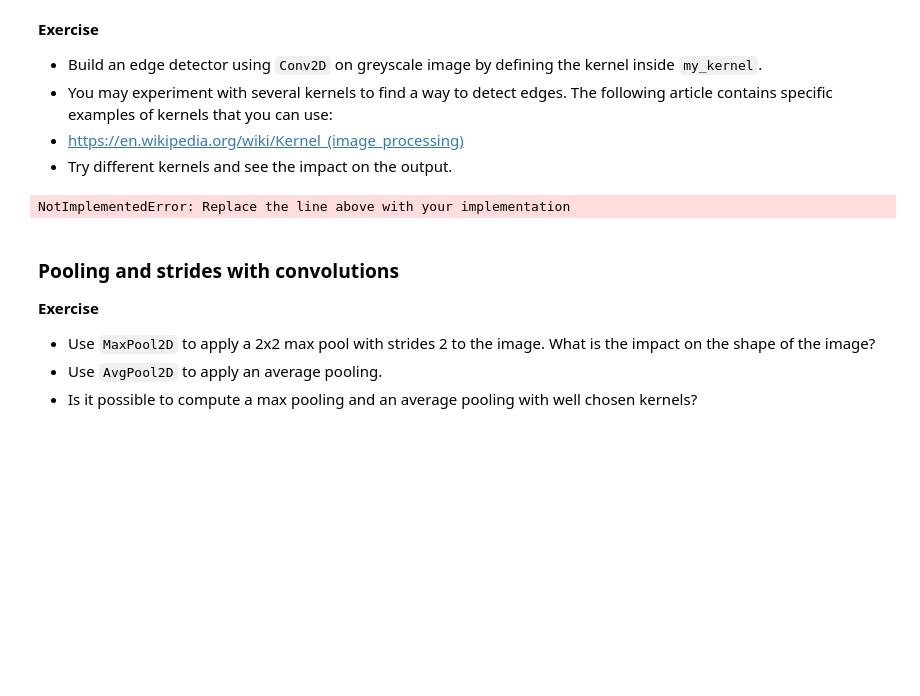
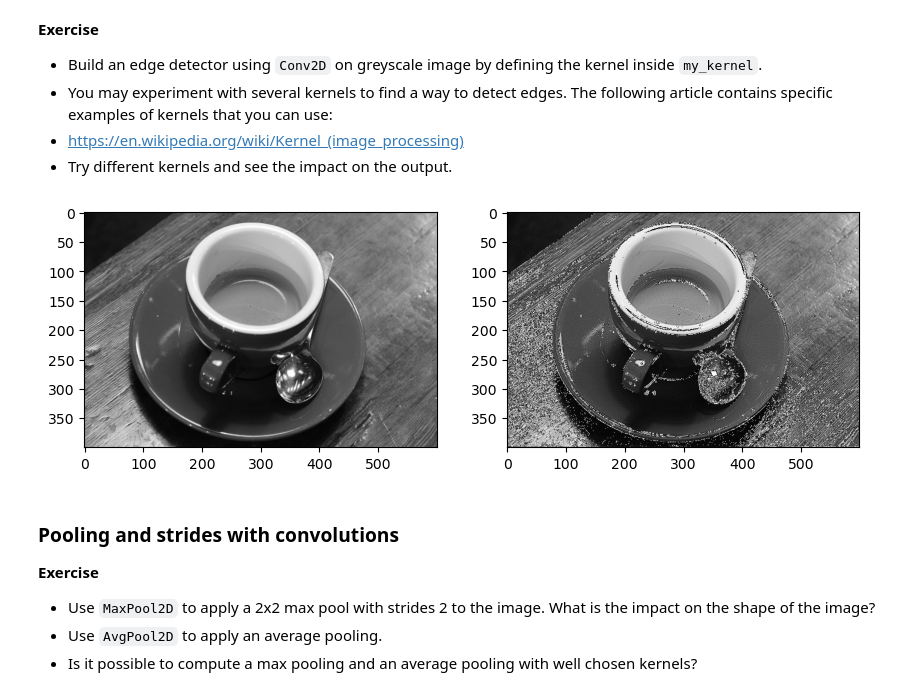
Before and after one commit to xqzv/deep_learning, a Jupyter notebook: 01_materials/labs/lab_4.ipynb, the cells around one changed output. Cells and saved outputs as stored; diff of their text form; code cells hidden in the pictures; blank space fills up the shorter version.

```diff
--- a/01_materials/labs/lab_4.ipynb
+++ b/01_materials/labs/lab_4.ipynb
@@ -188,23 +216,25 @@ plt.imshow(np.squeeze(grey_sample_image.astype(np.uint8)),
 - Try different kernels and see the impact on the output.
 # %%
 def my_kernel(shape=(3, 3, 1, 1), dtype=None):
-    array = None
-    raise NotImplementedError("Replace the line above with your implementation")
+    array = np.array([[0, -1, 0],
+                          [-1, 5, -1],
+                          [0, -1, 0]], dtype="float32")
+    array = array[:, :, np.newaxis, np.newaxis]
     array = array.reshape(*shape)
     return array
 
 conv = Conv2D(filters=1, kernel_size=(3, 3), padding="same", kernel_initializer=my_kernel)
 
 img_in = np.expand_dims(grey_sample_image, 0) # Reshape into a batch of size 1
 img_out = conv(img_in) # Apply the convolutional filter
 np_img_out = img_out[0].numpy() # Convert to numpy array
 
 fig, (ax0, ax1) = plt.subplots(ncols=2, figsize=(10, 5))
 ax0.imshow(np.squeeze(grey_sample_image.astype(np.uint8)),
            cmap=plt.cm.gray)
 ax1.imshow(np_img_out.astype(np.uint8), cmap=plt.cm.gray);
 # %% [output]
-NotImplementedError: Replace the line above with your implementation
+[figure, added]
 # %% [markdown]
 ### Pooling and strides with convolutions
 
```
Also changed, not shown: parts of 9 cells of this notebook.
